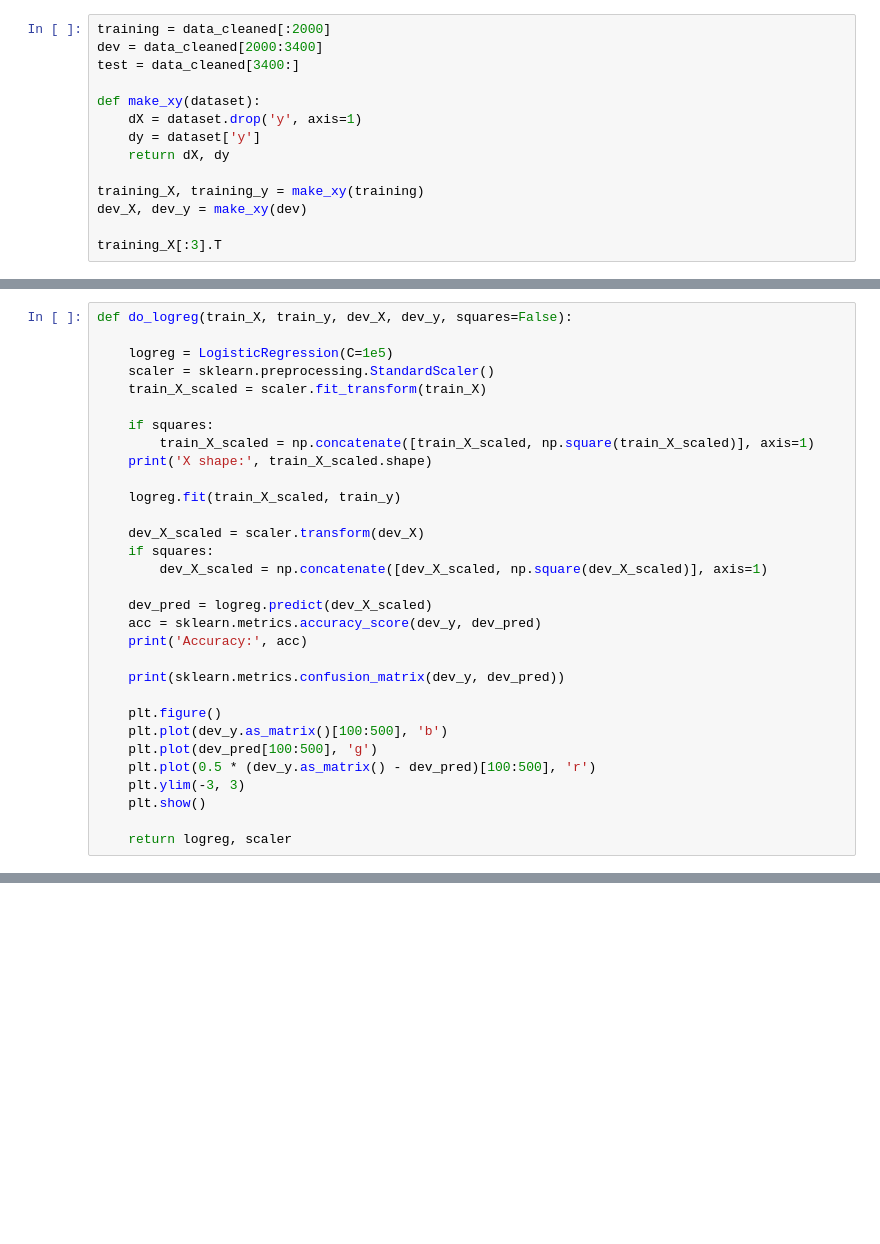
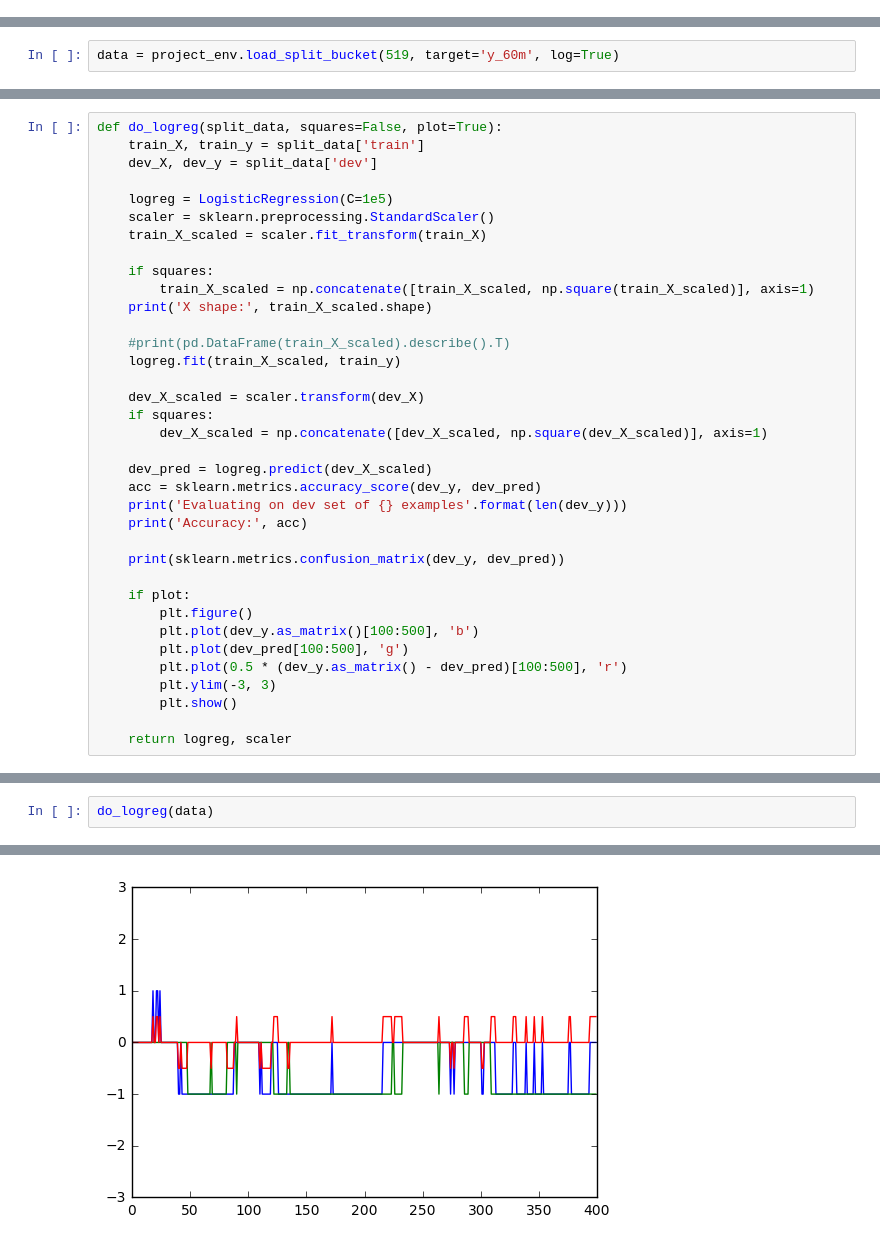
Before and after one commit to cer446/Intro-to-DS-CitiBike-Term-Project, a Jupyter notebook: LogReg.ipynb, the cells around one changed output, grey strips where cells are left out. Drawn from its saved outputs; the diff is of its cells as text; blank space fills up the shorter version.

```diff
--- a/LogReg.ipynb
+++ b/LogReg.ipynb
@@ -219,14 +13,0 @@ Cleaned data size: 3832
-# %%
-training = data_cleaned[:2000]
-dev = data_cleaned[2000:3400]
-test = data_cleaned[3400:]
-
-def make_xy(dataset):
-    dX = dataset.drop('y', axis=1)
-    dy = dataset['y']
-    return dX, dy
-
-training_X, training_y = make_xy(training)
-dev_X, dev_y = make_xy(dev)
-
-training_X[:3].T
@@ -250,0 +28,2 @@ training_X[:3].T
+# %%
+data = project_env.load_split_bucket(519, target='y_60m', log=True)
@@ -251,5 +125,7 @@ training_X[:3].T
 # %%
-def do_logreg(train_X, train_y, dev_X, dev_y, squares=False):
+def do_logreg(split_data, squares=False, plot=True):
+    train_X, train_y = split_data['train']
+    dev_X, dev_y = split_data['dev']
 
     logreg = LogisticRegression(C=1e5)
     scaler = sklearn.preprocessing.StandardScaler()
@@ -259,6 +135,7 @@ def do_logreg(train_X, train_y, dev_X, dev_y, squares=False):
         train_X_scaled = np.concatenate([train_X_scaled, np.square(train_X_scaled)], axis=1)
     print('X shape:', train_X_scaled.shape)
 
+    #print(pd.DataFrame(train_X_scaled).describe().T)
     logreg.fit(train_X_scaled, train_y)
 
     dev_X_scaled = scaler.transform(dev_X)
@@ -267,15 +144,17 @@ def do_logreg(train_X, train_y, dev_X, dev_y, squares=False):
 
     dev_pred = logreg.predict(dev_X_scaled)
     acc = sklearn.metrics.accuracy_score(dev_y, dev_pred)
+    print('Evaluating on dev set of {} examples'.format(len(dev_y)))
     print('Accuracy:', acc)
 
     print(sklearn.metrics.confusion_matrix(dev_y, dev_pred))
 
-    plt.figure()
-    plt.plot(dev_y.as_matrix()[100:500], 'b')
-    plt.plot(dev_pred[100:500], 'g')
-    plt.plot(0.5 * (dev_y.as_matrix() - dev_pred)[100:500], 'r')
-    plt.ylim(-3, 3)
-    plt.show()
+    if plot:
+        plt.figure()
+        plt.plot(dev_y.as_matrix()[100:500], 'b')
+        plt.plot(dev_pred[100:500], 'g')
+        plt.plot(0.5 * (dev_y.as_matrix() - dev_pred)[100:500], 'r')
+        plt.ylim(-3, 3)
+        plt.show()
 
     return logreg, scaler
@@ -405,0 +161,3 @@ Accuracy: 0.694285714286
+# %%
+do_logreg(data)
+# %% [output]
@@ -405,0 +170 @@ Accuracy: 0.694285714286
+[figure, added]
```
Also changed, not shown: parts of 24 cells of this notebook, 1 other file.
